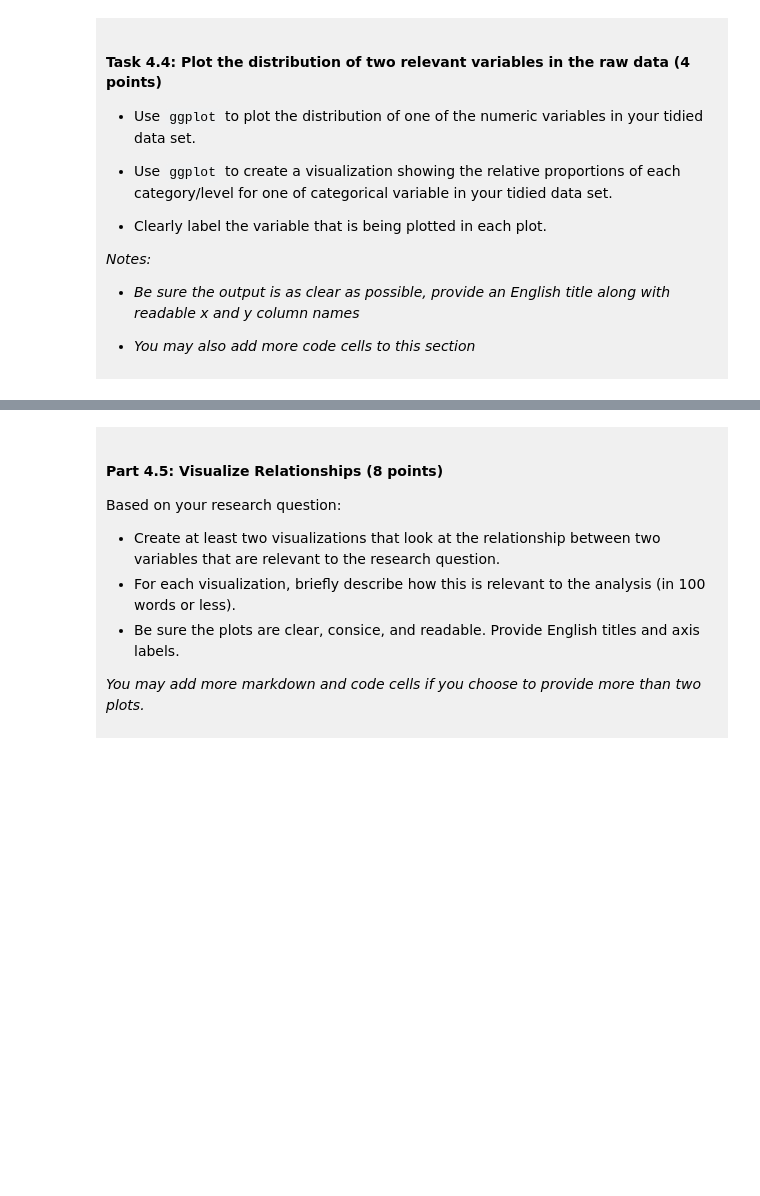
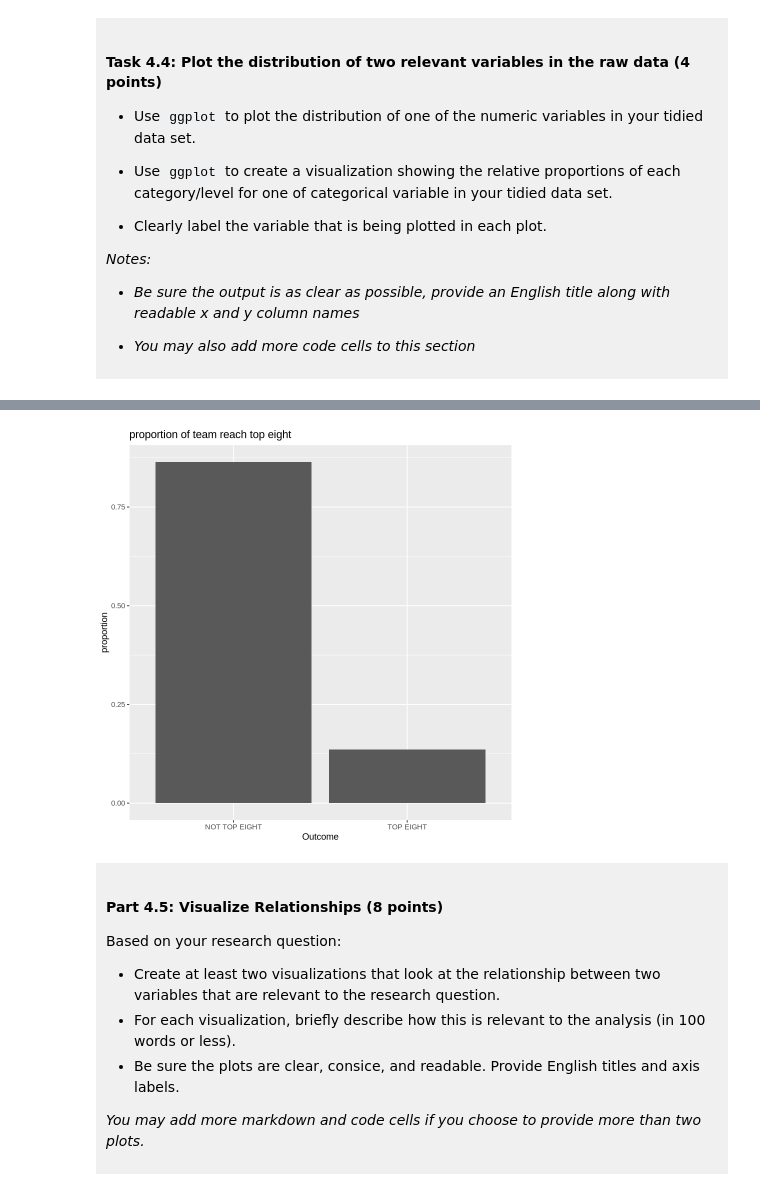
Before and after one commit to doctorzaozhan-ops/dsci-100-project-Xiuhao-Feng, a Jupyter notebook: dsci-100-project-notebook.ipynb, the cells around one changed output, grey strips where cells are left out. Cells and saved outputs as stored; diff of their text form; code cells hidden in the pictures; blank space fills up the shorter version.

```diff
--- a/dsci-100-project-notebook.ipynb
+++ b/dsci-100-project-notebook.ipynb
@@ -309,5 +350,19 @@ You will refine your research question (if needed) and produce a tidy data set.
 # %%
-### EDIT THIS CODE CELL FOR PLOT 2 ###
+ppdata<-tidydata|>
+    count(topteam)|>
+    mutate(proportion=n/sum(n))
+ppgraph<-ggplot(ppdata,aes(x=topteam,y=proportion))+
+geom_col()+
+scale_x_discrete(
+labels=c("FALSE"="NOT TOP EIGHT","TRUE"="TOP EIGHT"))+
+labs(title="proportion of team reach top eight",
+     x="Outcome",
+     y="proportion")
+
+
+ppgraph
+# %% [output]
+[figure, added]
 # %% [markdown]
 <div style="background-color: #f0f0f0; padding: 10px;">
 
```
Also changed, not shown: parts of 9 cells of this notebook.
